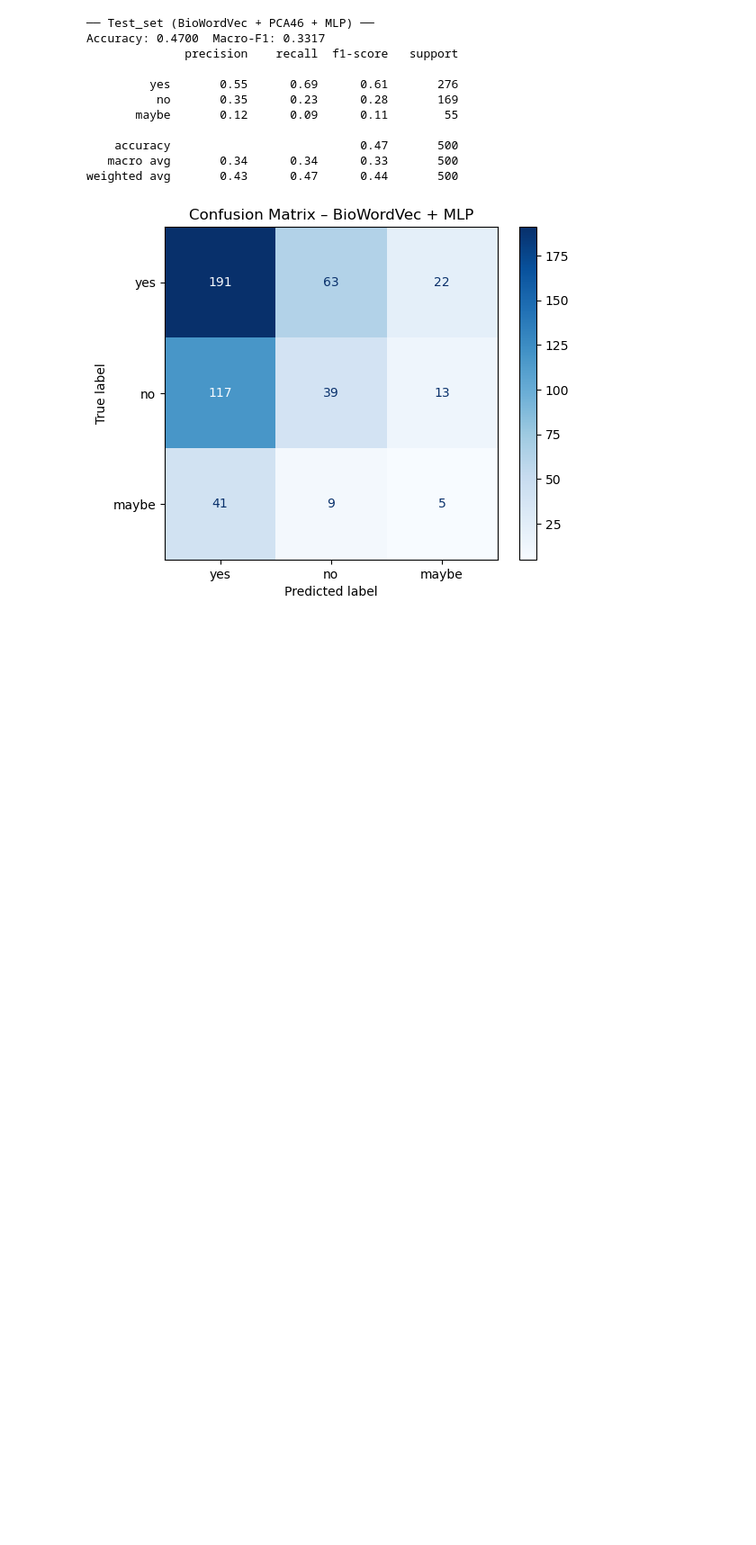
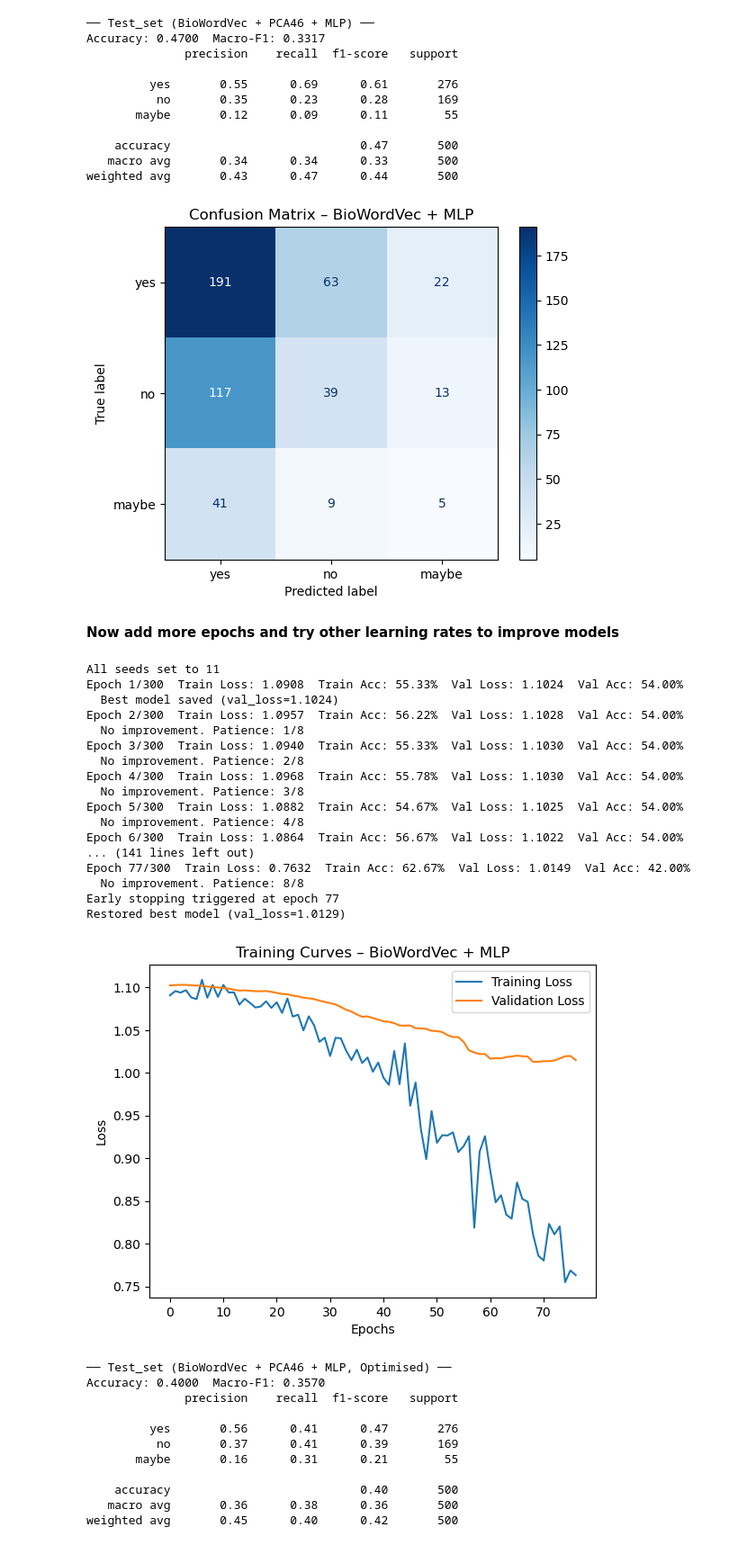
Before and after one commit to realhenrycheng/AITA_Coursework_Team11, a Jupyter notebook: biowordvec_mlp.ipynb, the cells around one changed output. Shown at 90% size. Cells and saved outputs as stored; diff of their text form; code cells hidden in the pictures; blank space fills up the shorter version.

Commit message:
improved the learning model

```diff
--- a/biowordvec_mlp.ipynb
+++ b/biowordvec_mlp.ipynb
@@ -490,3 +490,59 @@ Accuracy: 0.4700  Macro-F1: 0.3317
    macro avg       0.34      0.34      0.33       500
 weighted avg       0.43      0.47      0.44       500
 [figure]
+# %% [markdown]
+**Now add more epochs and try other learning rates to improve models**
+# %%
+# ── Optimisation: More Epochs + Lower Learning Rate ───────────────────────
+NUM_EPOCHS_OPT    = 300
+LEARNING_RATE_OPT = 0.0005
+PATIENCE_OPT      = 8
+
+set_all_seeds()
+model_opt = MLP(input_dim=N_COMPONENTS)
+trained_model_opt, train_losses_opt, dev_losses_opt = train_mlp(
+    model_opt,
+    train_loader_pca,
+    dev_loader_pca,
+    num_epochs=NUM_EPOCHS_OPT,
+    learning_rate=LEARNING_RATE_OPT,
+    class_weights=class_weights,
+    patience=PATIENCE_OPT
+)
+
+training_curves(train_losses_opt, dev_losses_opt)
+
+y_true_opt, y_pred_opt = predict(trained_model_opt, test_loader_pca)
+evaluate(y_pred_opt, y_true_opt, "Test_set (BioWordVec + PCA46 + MLP, Optimised)")
+
+plot_confusion_matrix(y_true_opt, y_pred_opt)
+# %% [output]
+All seeds set to 11
+Epoch 1/300  Train Loss: 1.0908  Train Acc: 55.33%  Val Loss: 1.1024  Val Acc: 54.00%
+  Best model saved (val_loss=1.1024)
+Epoch 2/300  Train Loss: 1.0957  Train Acc: 56.22%  Val Loss: 1.1028  Val Acc: 54.00%
+  No improvement. Patience: 1/8
+Epoch 3/300  Train Loss: 1.0940  Train Acc: 55.33%  Val Loss: 1.1030  Val Acc: 54.00%
+  No improvement. Patience: 2/8
+Epoch 4/300  Train Loss: 1.0968  Train Acc: 55.78%  Val Loss: 1.1030  Val Acc: 54.00%
+  No improvement. Patience: 3/8
+Epoch 5/300  Train Loss: 1.0882  Train Acc: 54.67%  Val Loss: 1.1025  Val Acc: 54.00%
+  No improvement. Patience: 4/8
+Epoch 6/300  Train Loss: 1.0864  Train Acc: 56.67%  Val Loss: 1.1022  Val Acc: 54.00%
+... (141 lines left out)
+Epoch 77/300  Train Loss: 0.7632  Train Acc: 62.67%  Val Loss: 1.0149  Val Acc: 42.00%
+  No improvement. Patience: 8/8
+Early stopping triggered at epoch 77
+Restored best model (val_loss=1.0129)
+[figure, added]
+── Test_set (BioWordVec + PCA46 + MLP, Optimised) ──
+Accuracy: 0.4000  Macro-F1: 0.3570
+              precision    recall  f1-score   support
+
+         yes       0.56      0.41      0.47       276
+          no       0.37      0.41      0.39       169
+       maybe       0.16      0.31      0.21        55
+
+    accuracy                           0.40       500
+   macro avg       0.36      0.38      0.36       500
+weighted avg       0.45      0.40      0.42       500
```
Also changed, not shown: parts of 1 cell of this notebook.
